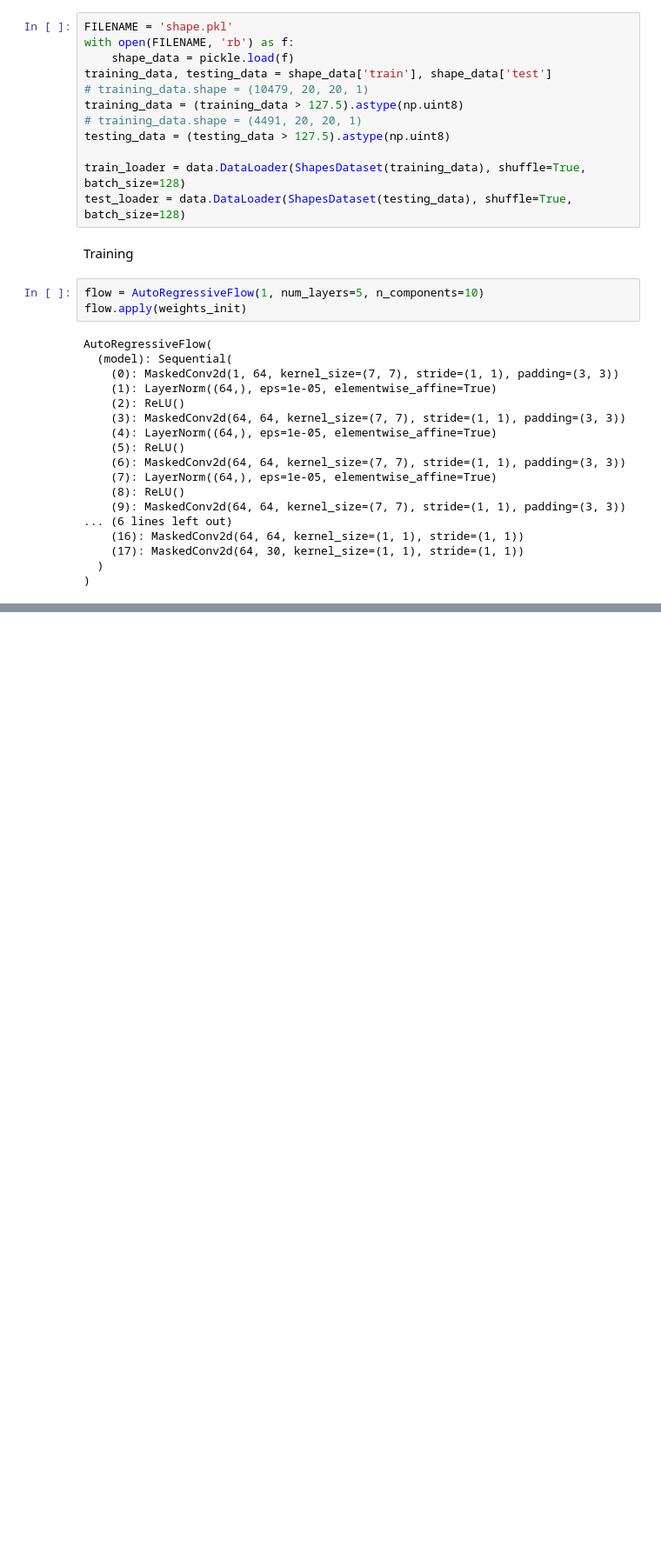
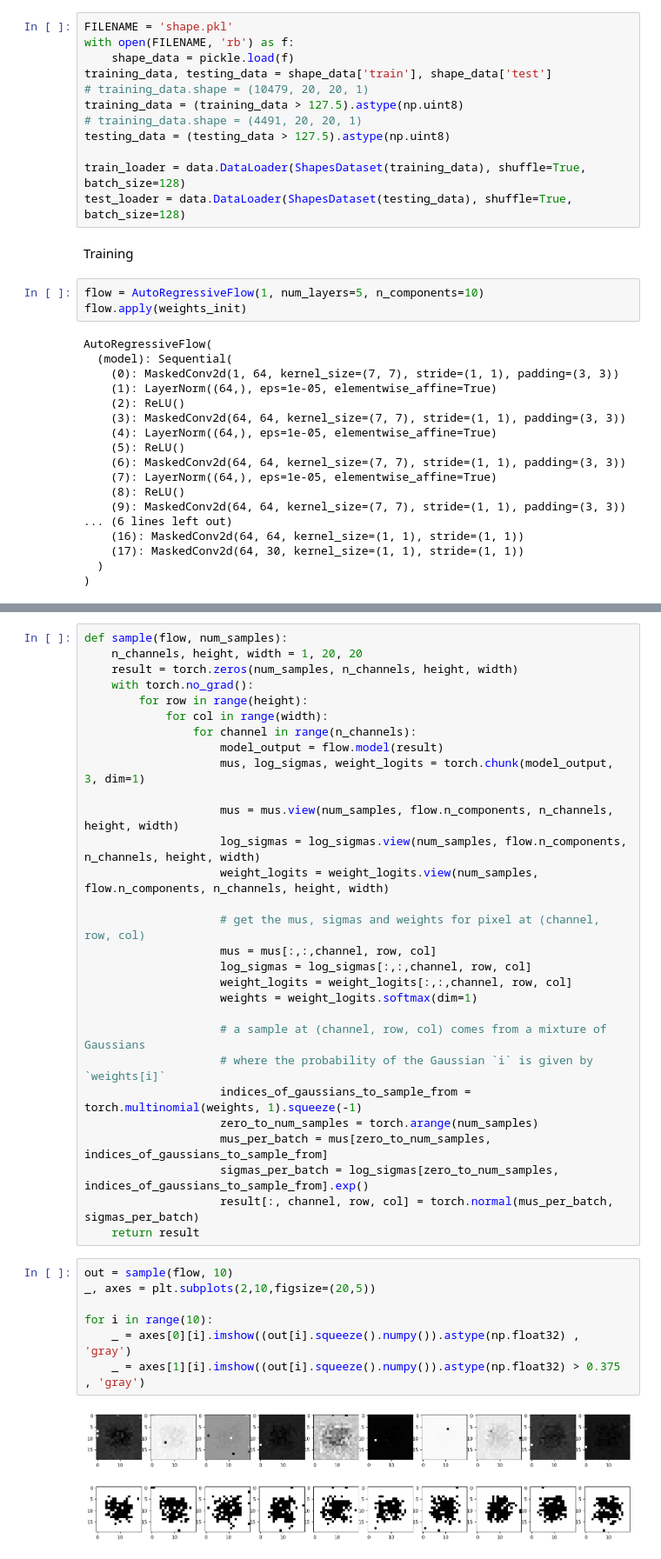
Before and after one commit to quan1691996/normalization_flow_basis, a Jupyter notebook: 4.Normalizing_flows_for_images.ipynb, the cells around one changed output, grey strips where cells are left out. Shown at 87% size. Drawn from its saved outputs; the diff is of its cells as text; blank space fills up the shorter version.

Commit message:
normalizing flow for 2d images

```diff
--- a/4.Normalizing_flows_for_images.ipynb
+++ b/4.Normalizing_flows_for_images.ipynb
@@ -78,0 +90,38 @@ tensor([[[[[nan, nan, nan,  ..., nan, nan, nan],
+# %%
+def sample(flow, num_samples):
+    n_channels, height, width = 1, 20, 20
+    result = torch.zeros(num_samples, n_channels, height, width)
+    with torch.no_grad():
+        for row in range(height):
+            for col in range(width):
+                for channel in range(n_channels):
+                    model_output = flow.model(result)
+                    mus, log_sigmas, weight_logits = torch.chunk(model_output, 3, dim=1)
+
+                    mus = mus.view(num_samples, flow.n_components, n_channels, height, width)
+                    log_sigmas = log_sigmas.view(num_samples, flow.n_components, n_channels, height, width)
+                    weight_logits = weight_logits.view(num_samples, flow.n_components, n_channels, height, width)
+
+                    # get the mus, sigmas and weights for pixel at (channel, row, col)
+                    mus = mus[:,:,channel, row, col]
+                    log_sigmas = log_sigmas[:,:,channel, row, col]
+                    weight_logits = weight_logits[:,:,channel, row, col]
+                    weights = weight_logits.softmax(dim=1)
+
+                    # a sample at (channel, row, col) comes from a mixture of Gaussians
+                    # where the probability of the Gaussian `i` is given by `weights[i]`
+                    indices_of_gaussians_to_sample_from = torch.multinomial(weights, 1).squeeze(-1)
+                    zero_to_num_samples = torch.arange(num_samples)
+                    mus_per_batch = mus[zero_to_num_samples, indices_of_gaussians_to_sample_from]
+                    sigmas_per_batch = log_sigmas[zero_to_num_samples, indices_of_gaussians_to_sample_from].exp()
+                    result[:, channel, row, col] = torch.normal(mus_per_batch, sigmas_per_batch)
+    return result
+# %%
+out = sample(flow, 10)
+_, axes = plt.subplots(2,10,figsize=(20,5))
+
+for i in range(10):
+    _ = axes[0][i].imshow((out[i].squeeze().numpy()).astype(np.float32) , 'gray')
+    _ = axes[1][i].imshow((out[i].squeeze().numpy()).astype(np.float32) > 0.375 , 'gray')
+# %% [output]
+[figure, added]
```
Also changed, not shown: parts of 1 cell of this notebook.
